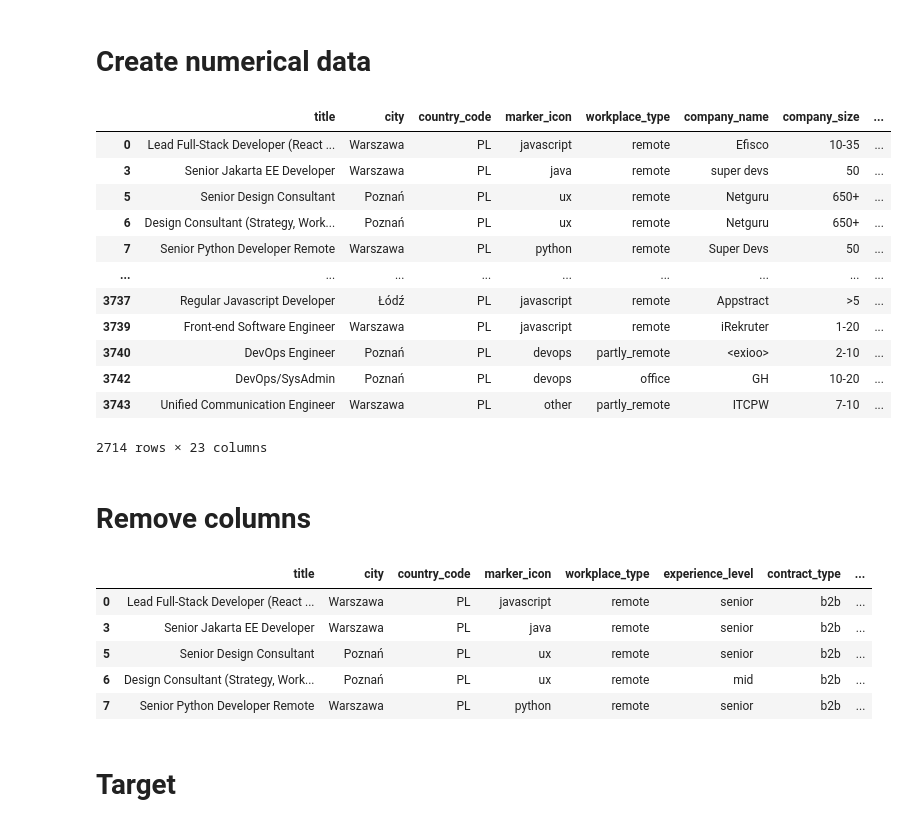
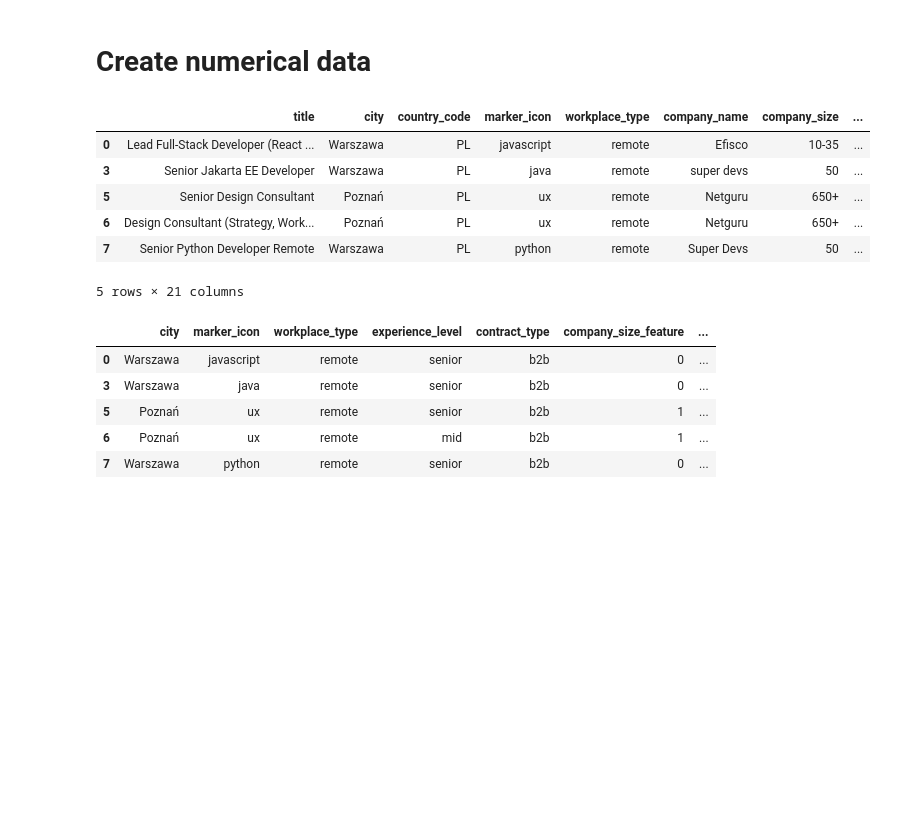
Before and after one commit to MalarzDawid/Job-Salary-Prediction, a Jupyter notebook: projects/justjoin-jobs/notebooks/EDA.ipynb, the cells around one changed output. Drawn from its saved outputs; the diff is of its cells as text; code cells hidden in the pictures; blank space fills up the shorter version.

```diff
--- a/projects/justjoin-jobs/notebooks/EDA.ipynb
+++ b/projects/justjoin-jobs/notebooks/EDA.ipynb
@@ -228,22 +225,11 @@ def to_binary(x):
-# %%
-df['remote_interview_feature'] = df['remote_interview'].apply(lambda x: to_binary(x))
-df['remote_feature'] = df['remote'].apply(lambda x: to_binary(x))
 # %%
-df
+df.head()
 # %% [output]
 |  | title | city | country_code | marker_icon | workplace_type | company_name | company_size | ... |
 | 0 | Lead Full-Stack Developer (React ... | Warszawa | PL | javascript | remote | Efisco | 10-35 | ... |
 | 3 | Senior Jakarta EE Developer | Warszawa | PL | java | remote | super devs | 50 | ... |
 | 5 | Senior Design Consultant | Poznań | PL | ux | remote | Netguru | 650+ | ... |
 | 6 | Design Consultant (Strategy, Work... | Poznań | PL | ux | remote | Netguru | 650+ | ... |
 | 7 | Senior Python Developer Remote | Warszawa | PL | python | remote | Super Devs | 50 | ... |
-| ... | ... | ... | ... | ... | ... | ... | ... | ... |
-| 3737 | Regular Javascript Developer | Łódź | PL | javascript | remote | Appstract | >5 | ... |
-| 3739 | Front-end Software Engineer | Warszawa | PL | javascript | remote | iRekruter | 1-20 | ... |
-| 3740 | DevOps Engineer | Poznań | PL | devops | partly_remote | <exioo> | 2-10 | ... |
-| 3742 | DevOps/SysAdmin | Poznań | PL | devops | office | GH | 10-20 | ... |
-| 3743 | Unified Communication Engineer | Warszawa | PL | other | partly_remote | ITCPW | 7-10 | ... |
-2714 rows × 23 columns
+5 rows × 21 columns
-# %% [markdown]
-# Remove columns
 # %%
@@ -262,11 +252,9 @@ df_clear = df.drop(columns, axis=1)
 # %%
-df_clear.head()
+df.head()
 # %% [output]
-|  | title | city | country_code | marker_icon | workplace_type | experience_level | contract_type | ... |
-| 0 | Lead Full-Stack Developer (React ... | Warszawa | PL | javascript | remote | senior | b2b | ... |
-| 3 | Senior Jakarta EE Developer | Warszawa | PL | java | remote | senior | b2b | ... |
-| 5 | Senior Design Consultant | Poznań | PL | ux | remote | senior | b2b | ... |
-| 6 | Design Consultant (Strategy, Work... | Poznań | PL | ux | remote | mid | b2b | ... |
-| 7 | Senior Python Developer Remote | Warszawa | PL | python | remote | senior | b2b | ... |
+|  | city | marker_icon | workplace_type | experience_level | contract_type | company_size_feature | ... |
+| 0 | Warszawa | javascript | remote | senior | b2b | 0 | ... |
+| 3 | Warszawa | java | remote | senior | b2b | 0 | ... |
+| 5 | Poznań | ux | remote | senior | b2b | 1 | ... |
+| 6 | Poznań | ux | remote | mid | b2b | 1 | ... |
+| 7 | Warszawa | python | remote | senior | b2b | 0 | ... |
-# %% [markdown]
-# Target
```
Also changed, not shown: parts of 5 cells of this notebook.
